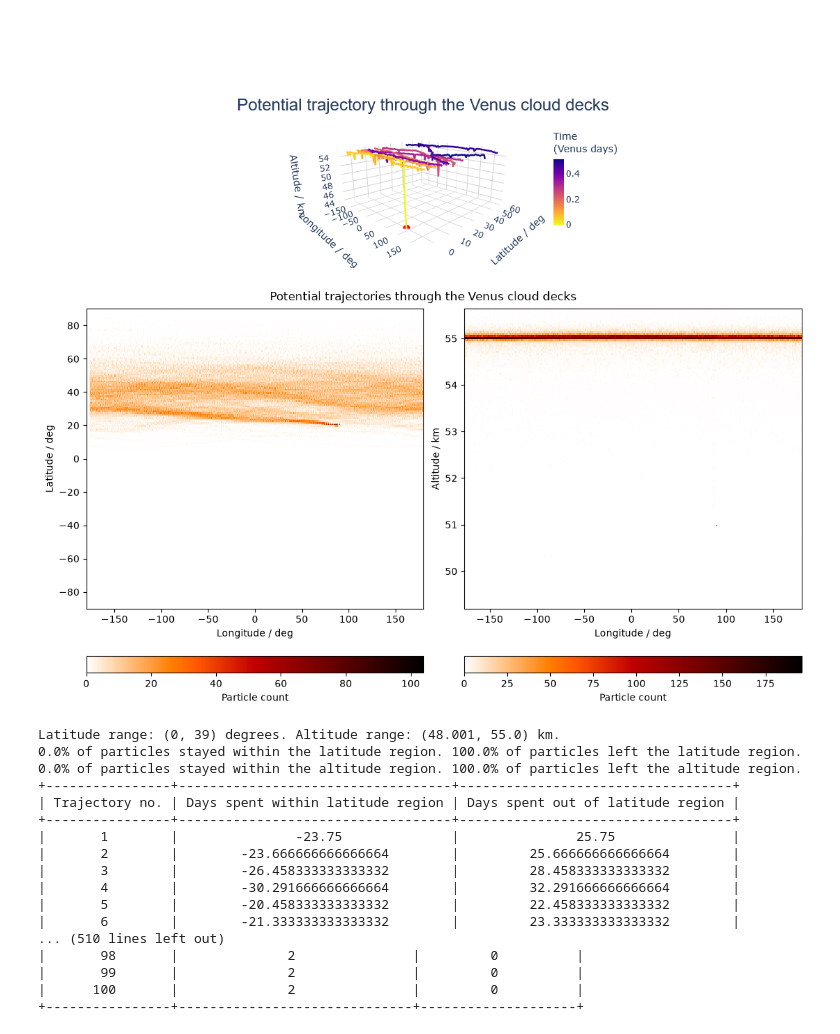
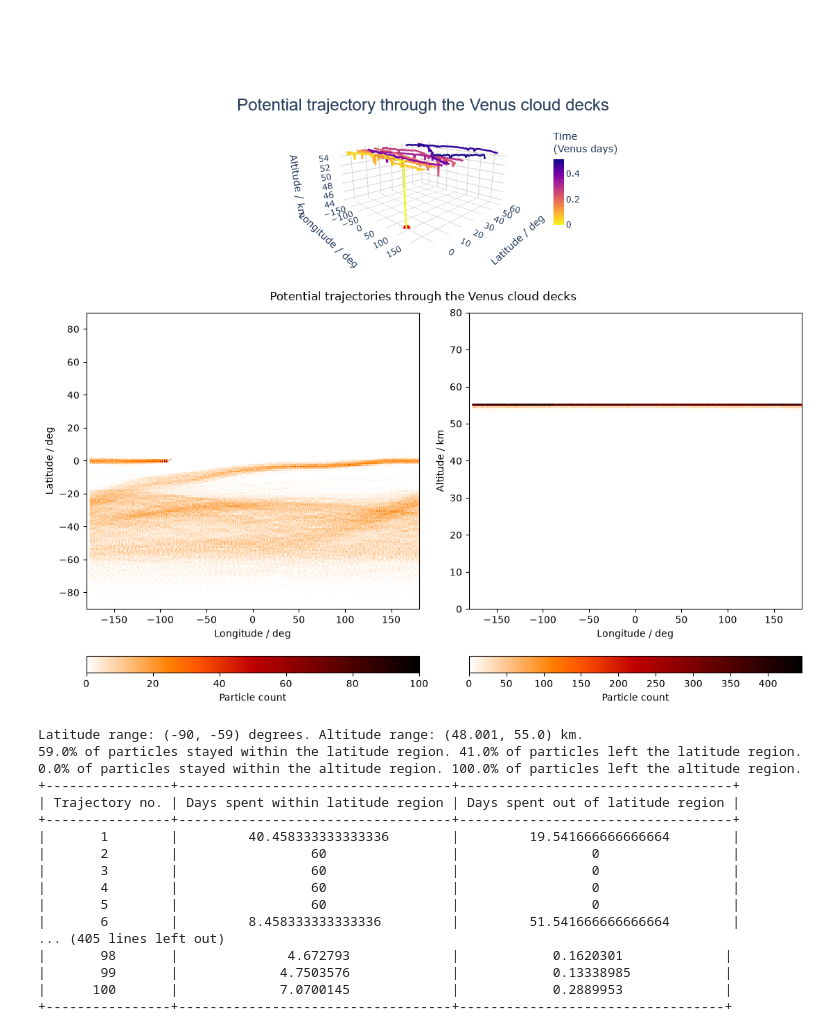
Before and after one commit to maureenjcohen/latraj, a Jupyter notebook: datasets.ipynb, the cells around one changed output. Cells and saved outputs as stored; diff of their text form; code cells hidden in the pictures.

Commit message:
Ran comparison plots with Vega balloon data

```diff
--- a/datasets.ipynb
+++ b/datasets.ipynb
@@ -30,33 +32,33 @@ traj3d(ds, 100) # 3D plot of the first trajectory
 [figure]
 # %%
 import xarray as xr
-from heatmap import heatmap, double_heatmap
-ds = xr.open_zarr('outputs/Balloon_lon90_lat20_alt51.zarr')
+from heatmap import basic_heatmap, double_heatmap
+ds = xr.open_zarr('outputs/Balloon_lon90_lat-80_alt55.zarr')
 double_heatmap(ds) # Heatmap showing trajectories on plots of latitude vs longitude and altitude vs longitude
 # %% [output]
-[figure, old version]
+[figure, new version]
 # %%
 import xarray as xr
 from traj_stats import means, range_count, ejection_count
-ds = xr.open_zarr('outputs/Balloon_lon90_lat20_alt51.zarr')
+ds = xr.open_zarr('outputs/Balloon_lon90_lat-80_alt55.zarr')
 range_count(ds)
 means(ds)
-ejection_count(ds)
+#ejection_count(ds)
 # %% [output]
-Latitude range: (0, 39) degrees. Altitude range: (48.001, 55.0) km.
-0.0% of particles stayed within the latitude region. 100.0% of particles left the latitude region.
+Latitude range: (-90, -59) degrees. Altitude range: (48.001, 55.0) km.
+59.0% of particles stayed within the latitude region. 41.0% of particles left the latitude region.
 0.0% of particles stayed within the altitude region. 100.0% of particles left the altitude region.
 +----------------+-----------------------------------+-----------------------------------+
 | Trajectory no. | Days spent within latitude region | Days spent out of latitude region |
 +----------------+-----------------------------------+-----------------------------------+
-|       1        |               -23.75              |               25.75               |
-|       2        |        -23.666666666666664        |         25.666666666666664        |
-|       3        |        -26.458333333333332        |         28.458333333333332        |
-|       4        |        -30.291666666666664        |         32.291666666666664        |
-|       5        |        -20.458333333333332        |         22.458333333333332        |
-|       6        |        -21.333333333333332        |         23.333333333333332        |
-... (510 lines left out)
-|       98       |              2               |         0          |
-|       99       |              2               |         0          |
-|      100       |              2               |         0          |
-+----------------+------------------------------+--------------------+
+|       1        |         40.458333333333336        |         19.541666666666664        |
+|       2        |                 60                |                 0                 |
+|       3        |                 60                |                 0                 |
+|       4        |                 60                |                 0                 |
+|       5        |                 60                |                 0                 |
+|       6        |         8.458333333333336         |         51.541666666666664        |
+... (405 lines left out)
+|       98       |              4.672793             |            0.1620301             |
+|       99       |             4.7503576             |            0.13338985            |
+|      100       |             7.0700145             |            0.2889953             |
++----------------+-----------------------------------+----------------------------------+
```
Also changed, not shown: parts of 6 cells of this notebook, 5 other files.
